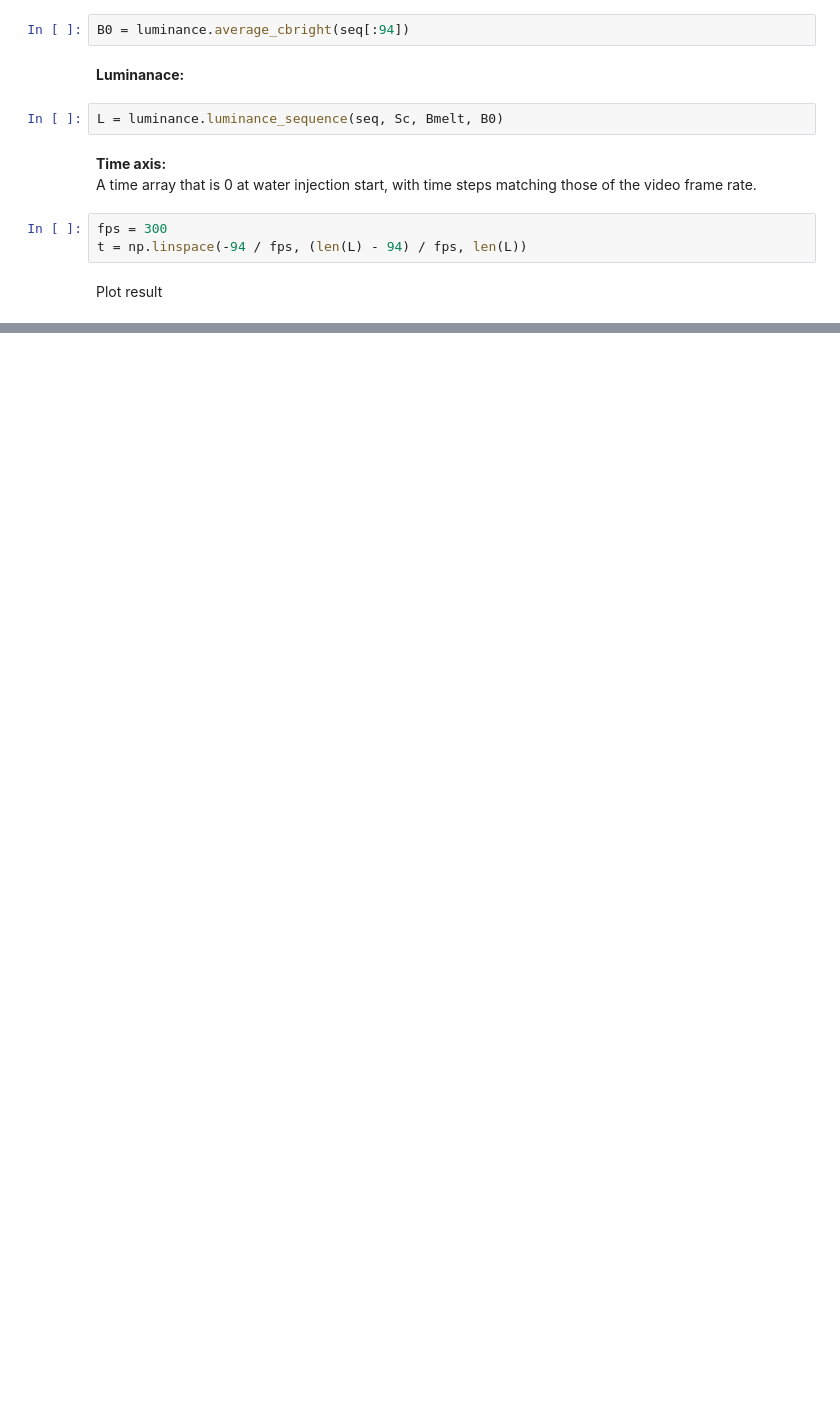
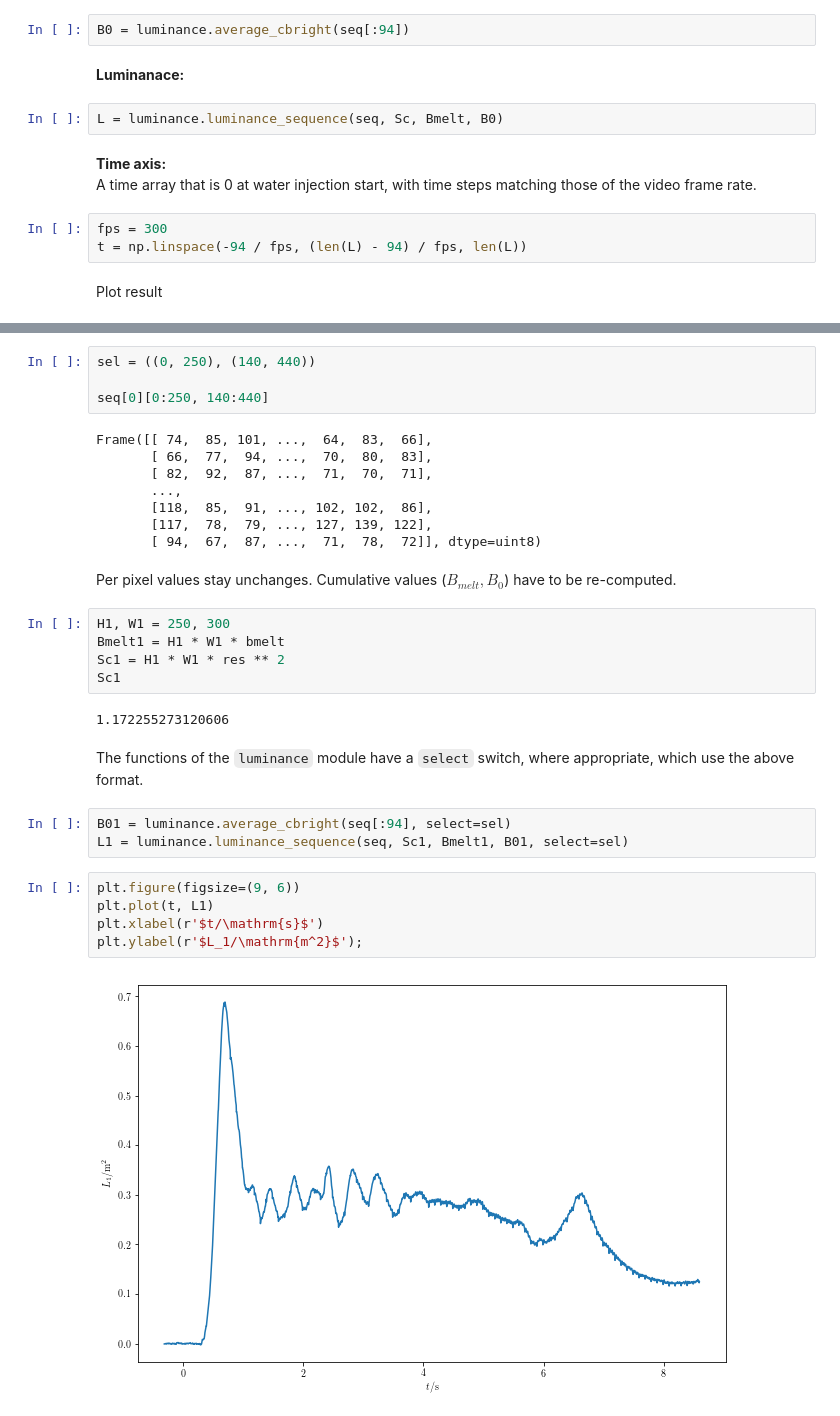
Before and after one commit to isonder/luminance, a Jupyter notebook: Luminance-example.ipynb, the cells around one changed output, grey strips where cells are left out. Saved outputs shown, nothing was run; the diff lists cells and outputs as text; blank space fills up the shorter version.

```diff
--- a/Luminance-example.ipynb
+++ b/Luminance-example.ipynb
@@ -85,0 +91,33 @@ plt.ylabel(r'$L/\mathrm{m^2}$');
+# %%
+sel = ((0, 250), (140, 440))
+
+seq[0][0:250, 140:440]
+# %% [output]
+Frame([[ 74,  85, 101, ...,  64,  83,  66],
+       [ 66,  77,  94, ...,  70,  80,  83],
+       [ 82,  92,  87, ...,  71,  70,  71],
+       ...,
+       [118,  85,  91, ..., 102, 102,  86],
+       [117,  78,  79, ..., 127, 139, 122],
+       [ 94,  67,  87, ...,  71,  78,  72]], dtype=uint8)
+# %% [markdown]
+Per pixel values stay unchanges. Cumulative values ($B_{melt}, B_0$) have to be re-computed.
+# %%
+H1, W1 = 250, 300
+Bmelt1 = H1 * W1 * bmelt
+Sc1 = H1 * W1 * res ** 2
+Sc1
+# %% [output]
+1.172255273120606
+# %% [markdown]
+The functions of the `luminance` module have a `select` switch, where appropriate, which use the above format.
+# %%
+B01 = luminance.average_cbright(seq[:94], select=sel)
+L1 = luminance.luminance_sequence(seq, Sc1, Bmelt1, B01, select=sel)
+# %%
+plt.figure(figsize=(9, 6))
+plt.plot(t, L1)
+plt.xlabel(r'$t/\mathrm{s}$')
+plt.ylabel(r'$L_1/\mathrm{m^2}$');
+# %% [output]
+[figure, added]
```
Also changed, not shown: parts of 5 cells of this notebook.
